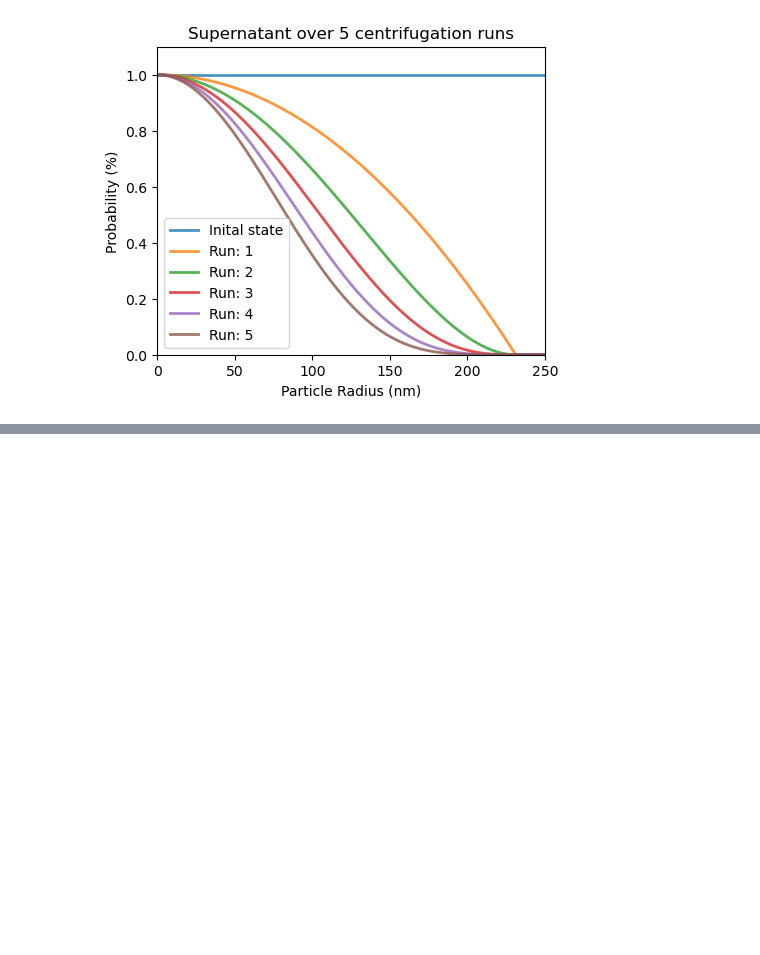
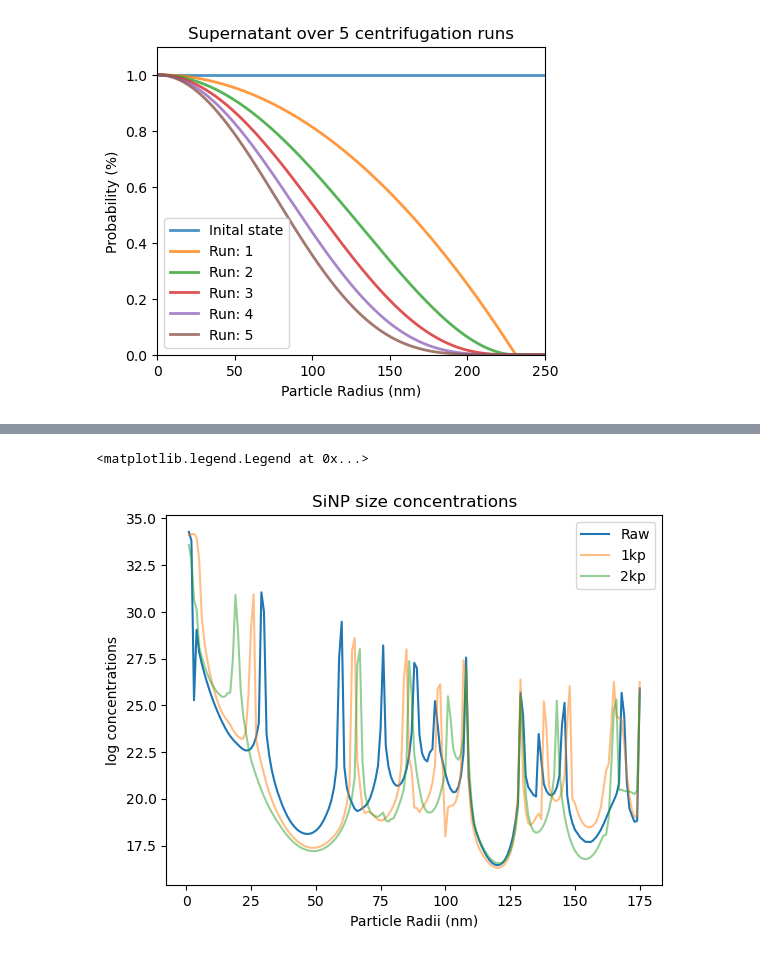
Before and after one commit to williammcmp/Nano-Particle-Playground, a Jupyter notebook: Centrifugation Model.ipynb, the cells around one changed output, grey strips where cells are left out. Saved outputs shown, nothing was run; the diff lists cells and outputs as text; code cells hidden in the pictures; blank space fills up the shorter version.

```diff
--- a/Centrifugation Model.ipynb
+++ b/Centrifugation Model.ipynb
@@ -200,0 +265,16 @@ ax.legend()
+# %%
+mask = data['Radii(nm)'] > 0
+plt.plot(data['Radii(nm)'][mask], np.log(data['Raw'][mask]), label='Raw', alpha = 1)
+plt.plot(data['Radii(nm)'][mask], np.log(data['1kp'][mask]), label='1kp', alpha = 0.5)
+plt.plot(data['Radii(nm)'][mask], np.log(data['2kp'][mask]), label='2kp', alpha = 0.5)
+# plt.plot(data['Radii(nm)'][mask], np.log(data['4kp'][mask]), label='4kp', alpha = 0.5)
+# plt.plot(data['Radii(nm)'][mask], np.log(data['8kp'][mask]), label='8kp', alpha = 0.5)
+# plt.plot(data['Radii(nm)'][mask], np.log(data['8ks'][mask]), label='8ks', alpha = 0.5)
+
+plt.title("SiNP size concentrations")
+plt.ylabel("log concentrations")
+plt.xlabel("Particle Radii (nm)")
+plt.legend()
+# %% [output]
+<matplotlib.legend.Legend at 0x...>
+[figure, added]
```
Also changed, not shown: parts of 9 cells of this notebook.
